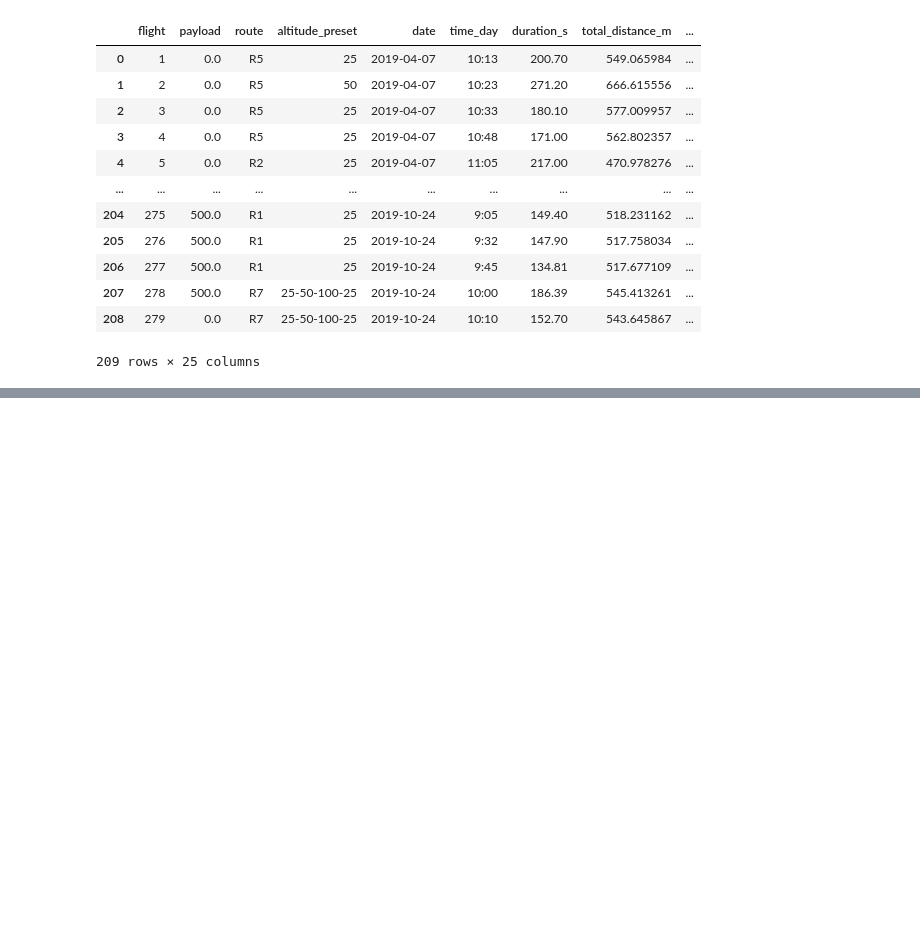
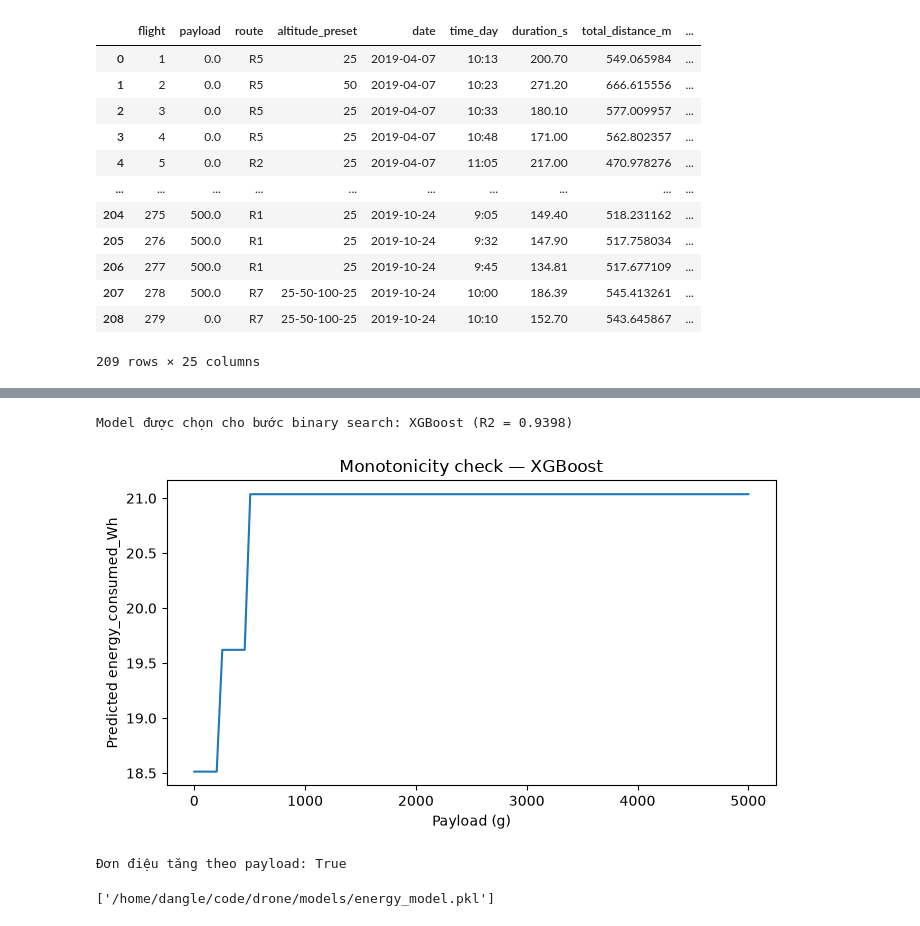
Before and after one commit to luunguyentankhai/Drone-Power-predict, a Jupyter notebook: eda/train.ipynb, the cells around one changed output, grey strips where cells are left out. Drawn from its saved outputs; the diff is of its cells as text; code cells hidden in the pictures; blank space fills up the shorter version.

```diff
--- a/eda/train.ipynb
+++ b/eda/train.ipynb
@@ -249,0 +260,41 @@ plt.show()
+# %%
+best_model_name = max(scores, key=scores.get)
+energy_model = models[best_model_name]
+print(f"Model được chọn cho bước binary search: {best_model_name} (R2 = {scores[best_model_name]:.4f})")
+
+MAX_PAYLOAD_G = 5000  # tải trọng tối đa của drone (g) — theo yêu cầu
+
+mean_row = X.mean()
+sweep_payload = np.linspace(0, MAX_PAYLOAD_G, 100)
+sweep_X = pd.DataFrame([mean_row.values] * len(sweep_payload), columns=feature_cols)
+sweep_X['payload'] = sweep_payload
+sweep_pred = energy_model.predict(sc.transform(sweep_X))
+
+plt.figure(figsize=(7, 4))
+plt.plot(sweep_payload, sweep_pred)
+plt.xlabel('Payload (g)')
+plt.ylabel('Predicted energy_consumed_Wh')
+plt.title(f'Monotonicity check — {best_model_name}')
+plt.tight_layout()
+plt.show()
+
+is_monotonic = np.all(np.diff(sweep_pred) >= -1e-9)
+print('Đơn điệu tăng theo payload:', is_monotonic)
+# %% [output]
+Model được chọn cho bước binary search: XGBoost (R2 = 0.9398)
+[figure, added]
+Đơn điệu tăng theo payload: True
+# %%
+# lưu artifact: model + scaler + feature list (khớp với feature set dùng lúc inference)
+joblib.dump(
+    {
+        'model': energy_model,
+        'model_name': best_model_name,
+        'scaler': sc,
+        'features': feature_cols,
+        'target': target,
+    },
+    MODEL_PATH / 'energy_model.pkl',
+)
+# %% [output]
+['/home/dangle/code/drone/models/energy_model.pkl']
```
Also changed, not shown: parts of 20 cells of this notebook.
